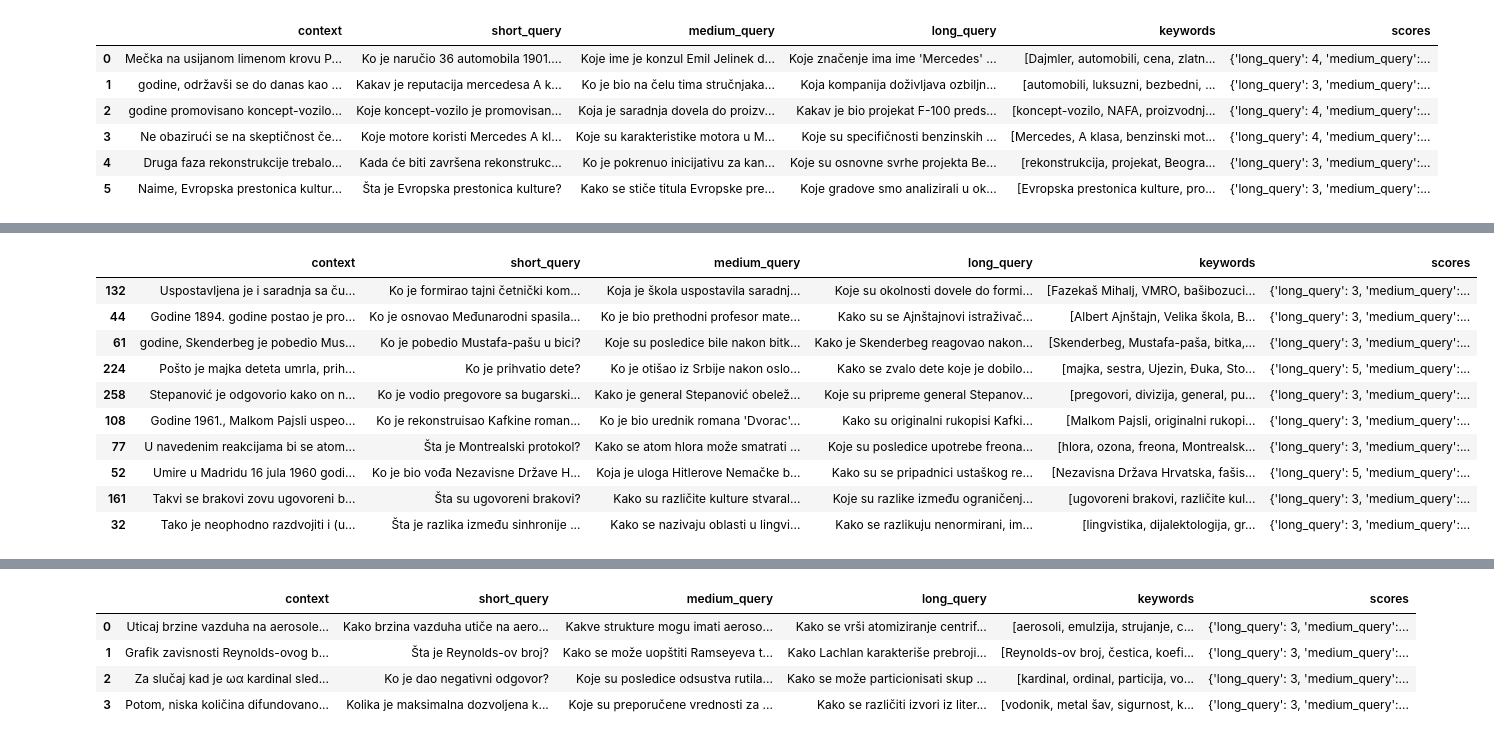
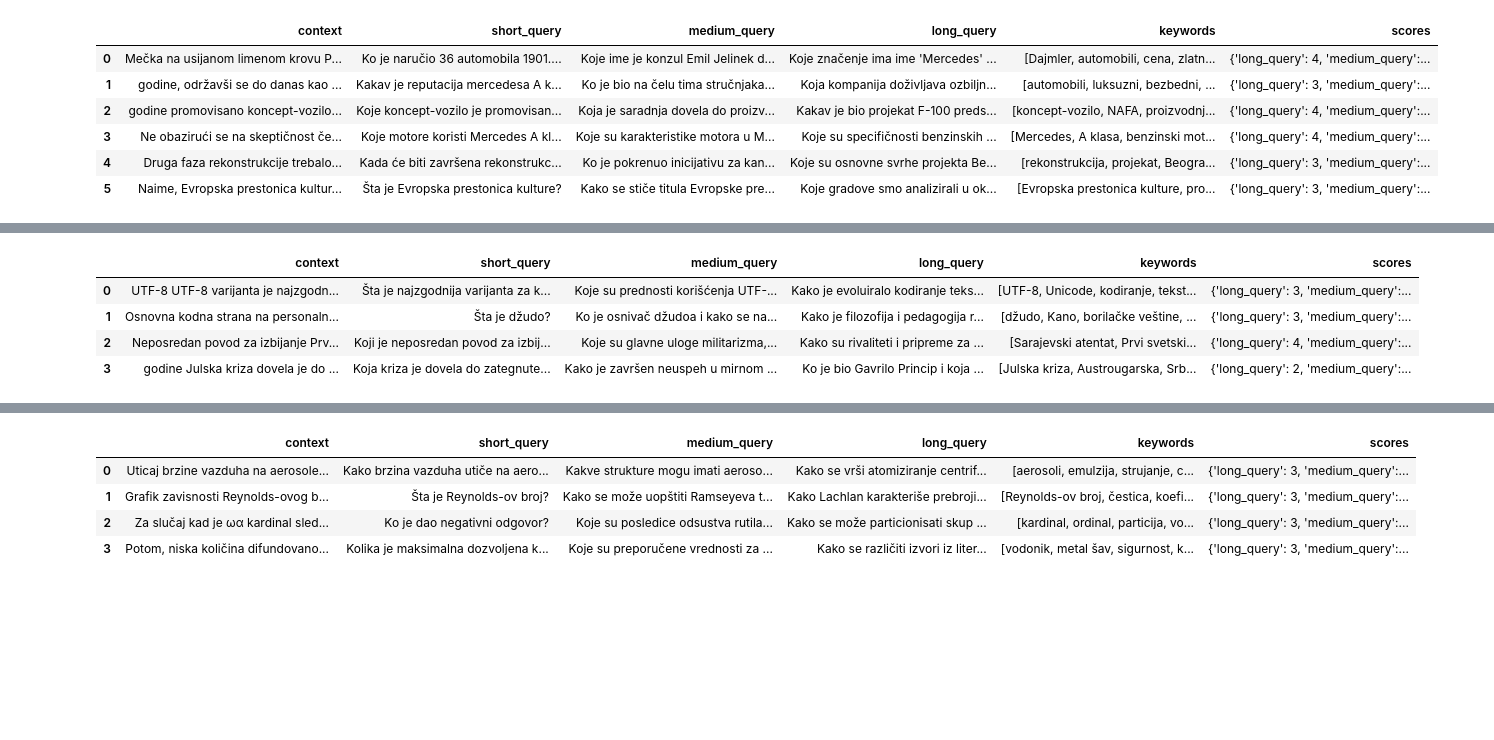
Before and after one commit to smartcat-labs/SRBedding, a Jupyter notebook: training_dataset/notebooks/test_selena.ipynb, the cells around one changed output, grey strips where cells are left out. Drawn from its saved outputs; the diff is of its cells as text; code cells hidden in the pictures; blank space fills up the shorter version.

```diff
--- a/training_dataset/notebooks/test_selena.ipynb
+++ b/training_dataset/notebooks/test_selena.ipynb
@@ -127,19 +121,13 @@ df_literature
 # %%
 pd.set_option('display.max_colwidth', None)  # None means no limit on column width
 pd.set_option('display.width', 300)
-df_wiki.sample(n=10)
+df_wiki
 # %% [output]
 |  | context | short_query | medium_query | long_query | keywords | scores |
-| 132 | Uspostavljena je i saradnja sa ču... | Ko je formirao tajni četnički kom... | Koja je škola uspostavila saradnj... | Koje su okolnosti dovele do formi... | [Fazekaš Mihalj, VMRO, bašibozuci... | {'long_query': 3, 'medium_query':... |
-| 44 | Godine 1894. godine postao je pro... | Ko je osnovao Međunarodni spasila... | Ko je bio prethodni profesor mate... | Kako su se Ajnštajnovi istraživač... | [Albert Ajnštajn, Velika škola, B... | {'long_query': 3, 'medium_query':... |
-| 61 | godine, Skenderbeg je pobedio Mus... | Ko je pobedio Mustafa-pašu u bici? | Koje su posledice bile nakon bitk... | Kako je Skenderbeg reagovao nakon... | [Skenderbeg, Mustafa-paša, bitka,... | {'long_query': 3, 'medium_query':... |
-| 224 | Pošto je majka deteta umrla, prih... | Ko je prihvatio dete? | Ko je otišao iz Srbije nakon oslo... | Kako se zvalo dete koje je dobilo... | [majka, sestra, Ujezin, Đuka, Sto... | {'long_query': 5, 'medium_query':... |
-| 258 | Stepanović je odgovorio kako on n... | Ko je vodio pregovore sa bugarski... | Kako je general Stepanović obelež... | Koje su pripreme general Stepanov... | [pregovori, divizija, general, pu... | {'long_query': 3, 'medium_query':... |
-| 108 | Godine 1961., Malkom Pajsli uspeo... | Ko je rekonstruisao Kafkine roman... | Ko je bio urednik romana 'Dvorac'... | Kako su originalni rukopisi Kafki... | [Malkom Pajsli, originalni rukopi... | {'long_query': 3, 'medium_query':... |
-| 77 | U navedenim reakcijama bi se atom... | Šta je Montrealski protokol? | Kako se atom hlora može smatrati ... | Koje su posledice upotrebe freona... | [hlora, ozona, freona, Montrealsk... | {'long_query': 3, 'medium_query':... |
-| 52 | Umire u Madridu 16 jula 1960 godi... | Ko je bio vođa Nezavisne Države H... | Koja je uloga Hitlerove Nemačke b... | Kako su se pripadnici ustaškog re... | [Nezavisna Država Hrvatska, fašis... | {'long_query': 5, 'medium_query':... |
-| 161 | Takvi se brakovi zovu ugovoreni b... | Šta su ugovoreni brakovi? | Kako su različite kulture stvaral... | Koje su razlike između ograničenj... | [ugovoreni brakovi, različite kul... | {'long_query': 3, 'medium_query':... |
-| 32 | Tako je neophodno razdvojiti i (u... | Šta je razlika između sinhronije ... | Kako se nazivaju oblasti u lingvi... | Kako se razlikuju nenormirani, im... | [lingvistika, dijalektologija, gr... | {'long_query': 3, 'medium_query':... |
+| 0 | UTF-8 UTF-8 varijanta je najzgodn... | Šta je najzgodnija varijanta za k... | Koje su prednosti korišćenja UTF-... | Kako je evoluiralo kodiranje teks... | [UTF-8, Unicode, kodiranje, tekst... | {'long_query': 3, 'medium_query':... |
+| 1 | Osnovna kodna strana na personaln... | Šta je džudo? | Ko je osnivač džudoa i kako se na... | Kako je filozofija i pedagogija r... | [džudo, Kano, borilačke veštine, ... | {'long_query': 3, 'medium_query':... |
+| 2 | Neposredan povod za izbijanje Prv... | Koji je neposredan povod za izbij... | Koje su glavne uloge militarizma,... | Kako su rivaliteti i pripreme za ... | [Sarajevski atentat, Prvi svetski... | {'long_query': 4, 'medium_query':... |
+| 3 | godine Julska kriza dovela je do ... | Koja kriza je dovela do zategnute... | Kako je završen neuspeh u mirnom ... | Ko je bio Gavrilo Princip i koja ... | [Julska kriza, Austrougarska, Srb... | {'long_query': 2, 'medium_query':... |
 # %%
 df_science
 # %% [output]
```
Also changed, not shown: parts of 3 cells of this notebook, 2 other files.
